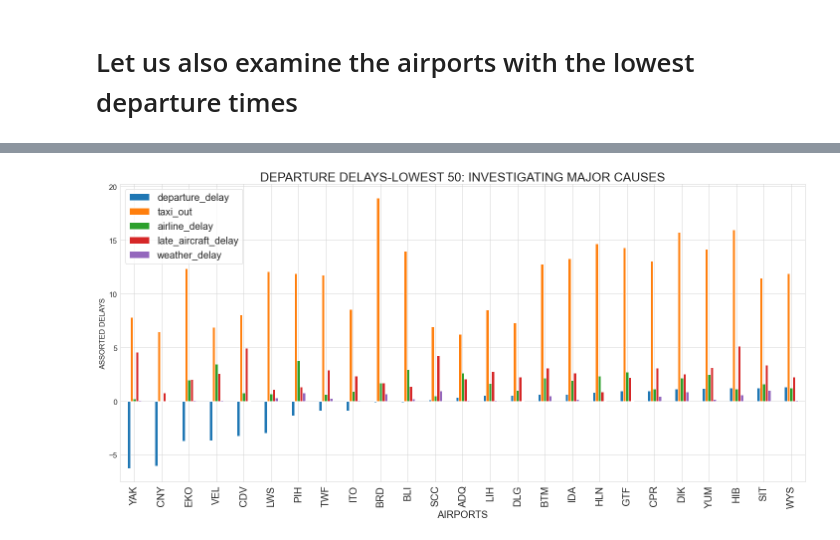
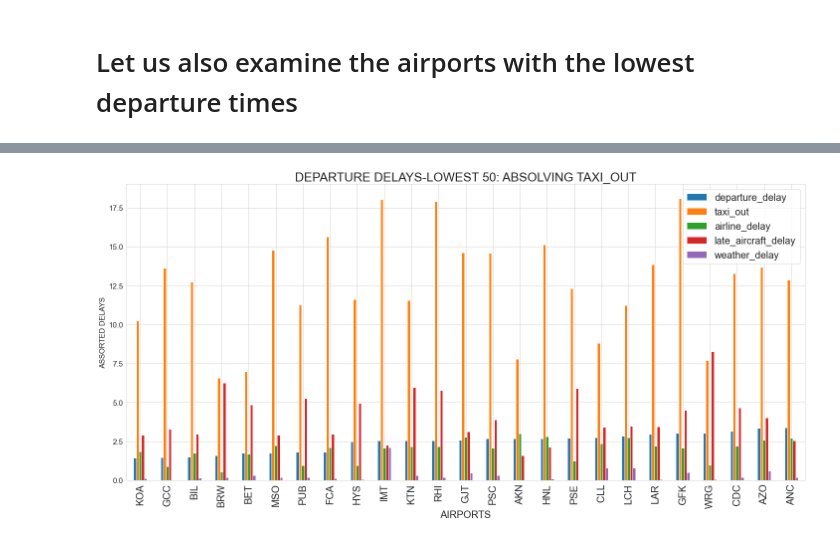
Before and after one commit to dseks123/Data-Pipeline-Project, a Jupyter notebook: flights2015_analysis.ipynb, the cells around one changed output, grey strips where cells are left out. Drawn from its saved outputs; the diff is of its cells as text; code cells hidden in the pictures.

```diff
--- a/flights2015_analysis.ipynb
+++ b/flights2015_analysis.ipynb
@@ -398,13 +411,13 @@ lowest50 = by_airports.sort_values(by = 'departure_delay')[['origin_airport','de
 # %%
-lowest50.iloc[:25,:].plot(figsize = (20,10),kind = 'bar', x = 'origin_airport', y = ['departure_delay', 'taxi_out', 'airline_delay', 'late_aircraft_delay', 'weather_delay'])
+lowest50.iloc[25:,:].plot(figsize = (20,10),kind = 'bar', x = 'origin_airport', y = ['departure_delay', 'taxi_out', 'airline_delay', 'late_aircraft_delay', 'weather_delay'])
 #sns.barplot(x = 'origin_airport', y = 'airline_delay', data = by_airports.sort_values(by = 'departure_delay', ascending = False).head(50), color = 'yellow', label  = 'Mean Airline Delay')
 #sns.barplot(x = 'origin_airport', y = 'late_aircraft_delay', data = by_airports.sort_values(by = 'departure_delay', ascending = False).head(50), color = 'red', label = 'Late Aircraft Delay')
-plt.title('DEPARTURE DELAYS-LOWEST 50: INVESTIGATING MAJOR CAUSES', fontsize = 25)
+plt.title('DEPARTURE DELAYS-LOWEST 50: ABSOLVING TAXI_OUT', fontsize = 25)
 plt.xlabel('AIRPORTS', fontsize = 20)
 plt.xticks(rotation = 90, fontsize = 20)
 plt.ylabel('ASSORTED DELAYS', fontsize = 15)
 plt.yticks(fontsize = 15)
 plt.legend(prop = {'size':20})
 plt.tight_layout();
 # %% [output]
-[figure, old version]
+[figure, new version]
```
Also changed, not shown: parts of 40 cells of this notebook.
